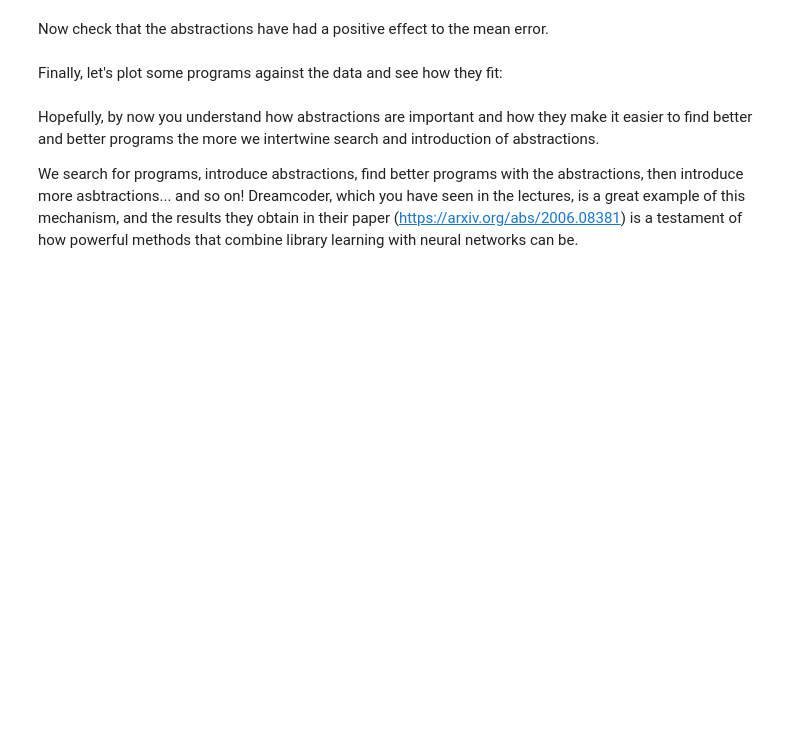
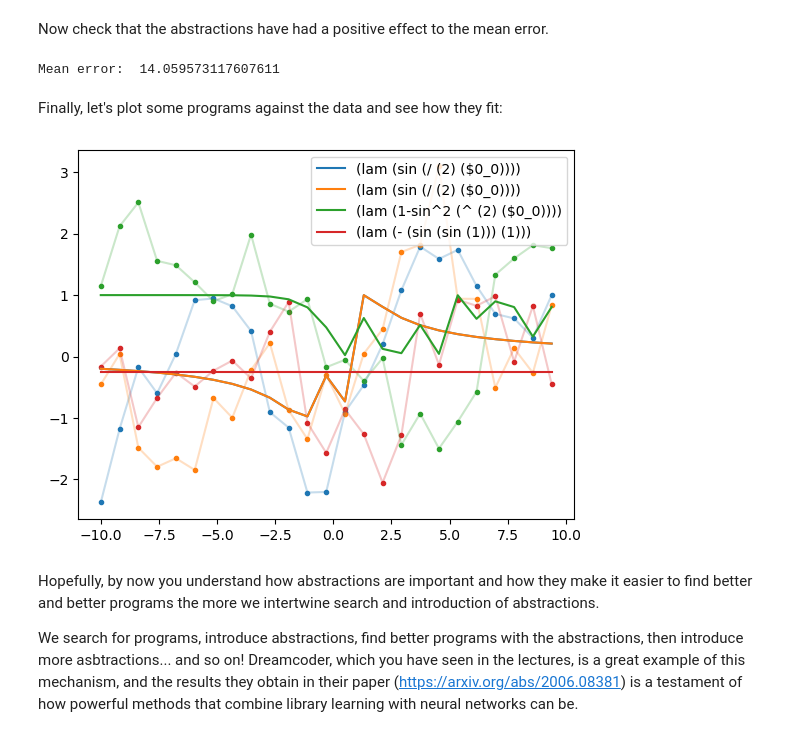
Before and after one commit to marhanse/NeuroSymAI, a Jupyter notebook: ass2_library_learning.ipynb, the cells around one changed output. Drawn from its saved outputs; the diff is of its cells as text; code cells hidden in the pictures; blank space fills up the shorter version.

```diff
--- a/ass2_library_learning.ipynb
+++ b/ass2_library_learning.ipynb
@@ -379,2 +413,6 @@ best_programs_abstractions = ...
+# %%
+best_programs_abstractions = best_fits(abstraction_dsl, abstraction_family, abstraction_dist)
+# %% [output]
+Mean error:  14.059573117607611
 # %% [markdown]
 Finally, let's plot some programs against the data and see how they fit:
@@ -383,3 +419,9 @@ Finally, let's plot some programs against the data and see how they fit:
+# %%
+# Plot the best programs
+plot_count = 4
+plot_programs_against_data(dsl, best_programs[0:plot_count])
+# %% [output]
+[figure, added]
 # %% [markdown]
 Hopefully, by now you understand how abstractions are important and how they make it easier to find better and better programs the more we intertwine search and introduction of abstractions.
 
```
Also changed, not shown: parts of 19 cells of this notebook.
